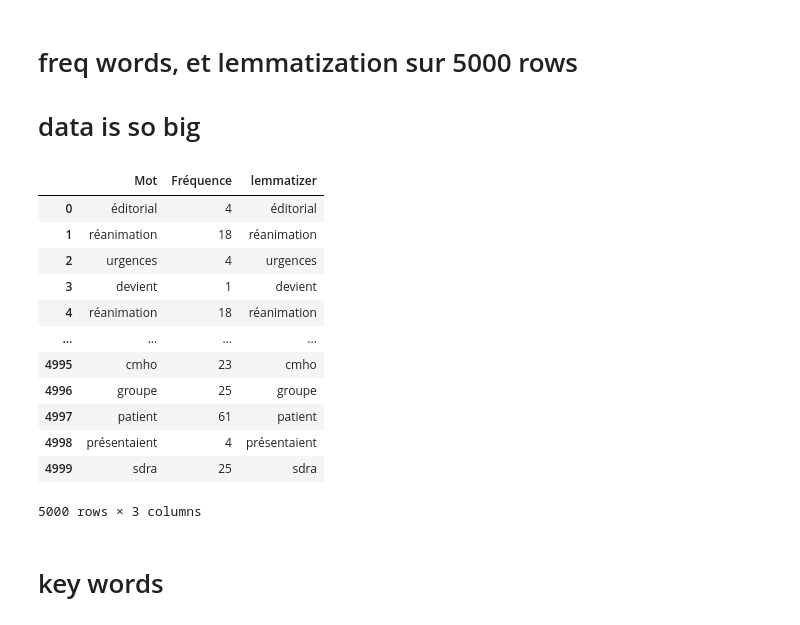
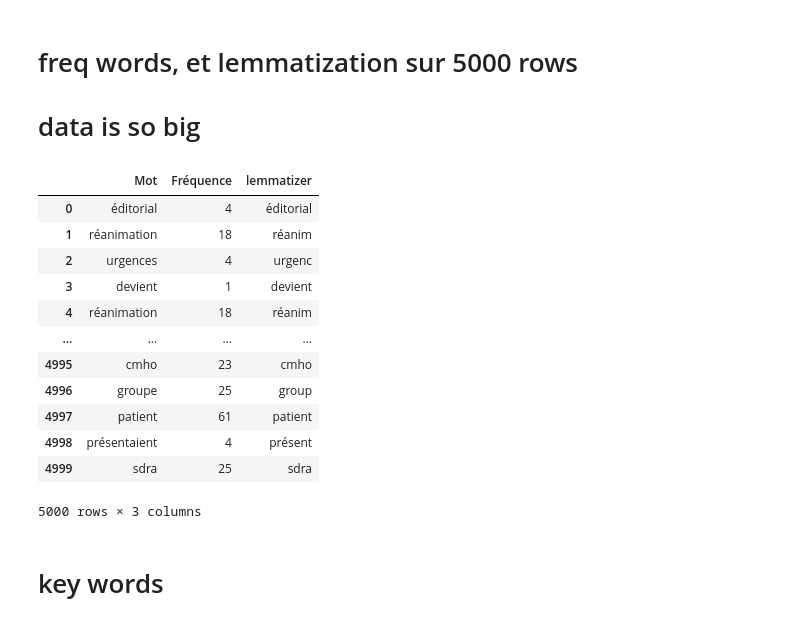
Before and after one commit to aminerhayem123/Keywordsextraction, a Jupyter notebook: PROJECT.ipynb, the cells around one changed output. Cells and saved outputs as stored; diff of their text form; code cells hidden in the pictures.

```diff
--- a/PROJECT.ipynb
+++ b/PROJECT.ipynb
@@ -37,7 +37,7 @@ files
 # %% [markdown]
 # open data and lower case it
 # %%
-df= pd.concat((pd.read_csv(file,names=['text'],encoding='latin-1',sep='\n') for file in files), ignore_index=True)
+df= pd.concat((pd.read_csv(file,names=['text'],encoding='latin-1',sep='delimiter',engine='python') for file in files), ignore_index=True)
 df['text']=df['text'].str.lower()
 df
 # %% [output]
@@ -57,14 +57,14 @@ df
 # %% [markdown]
 # clean data from caracteres spéciaux et nombres
 # %%
-df['text']=df['text'].str.replace(r"[\"\'\|\?\=\.\<\>\@\#\*\,\;\:\-\[\]\(\)\«\±\%\/\»\\]", '')
+df['text']=df['text'].str.replace(r"[\"\'\|\?\=\.\<\>\@\#\*\,\;\:\-\[\]\(\)\«\±\%\/\»\\]", '',regex=True)
 df['text']=df['text'].str.replace("\d+", '')
-df['text']=df['text'].str.replace("\x85", '')
-df['text']=df['text'].str.replace("\x96", '')
-df['text']=df['text'].str.replace("\xa0", '')
-df['text']=df['text'].str.replace("\x92", '')
-df['text']=df['text'].str.replace("\x95", '')
-df['text']=df['text'].str.replace("\x9c", '')
+df['text']=df['text'].str.replace("\x85", '',regex=True)
+df['text']=df['text'].str.replace("\x96", '',regex=True)
+df['text']=df['text'].str.replace("\xa0", '',regex=True)
+df['text']=df['text'].str.replace("\x92", '',regex=True)
+df['text']=df['text'].str.replace("\x95", '',regex=True)
+df['text']=df['text'].str.replace("\x9c", '',regex=True)
 df
 # %% [output]
 |  | text |
@@ -102,7 +102,7 @@ df_clean
 # %% [markdown]
 # Stop word est Lemmatizaion Task
 # %%
-stop_words = set(stopwords.words('french')+ stopwords.words('english')+['f'])
+stop_words = set(stopwords.words('french')+ stopwords.words('english'))
 lemmatizer = WordNetLemmatizer()
 def stop_wrds_lemma_convert(sentence):
     tokens = [w for w in sentence.split() if not w in stop_words] #stopwords removal
@@ -187,24 +187,25 @@ List_Mot
 # freq words, et lemmatization sur 5000 rows
 # data is so big
 # %%
+from nltk.stem.snowball import FrenchStemmer
+stemmer = FrenchStemmer() # i tryed this but works only for english words :''( so we should use snowball or spacy i used snow
 lst = List_Mot[0:5000]
-lemmatizer = WordNetLemmatizer()
 data = pd.DataFrame(columns=['Mot','Fréquence','lemmatizer'])
 for d in lst:
-    data.loc[len(data.index)] = [d, lst.count(d),lemmatizer.lemmatize(d)]
+    data.loc[len(data.index)] = [d, lst.count(d),stemmer.stem(d)]
 data
 # %% [output]
 |  | Mot | Fréquence | lemmatizer |
 | 0 | éditorial | 4 | éditorial |
-| 1 | réanimation | 18 | réanimation |
-| 2 | urgences | 4 | urgences |
+| 1 | réanimation | 18 | réanim |
+| 2 | urgences | 4 | urgenc |
 | 3 | devient | 1 | devient |
-| 4 | réanimation | 18 | réanimation |
+| 4 | réanimation | 18 | réanim |
 | ... | ... | ... | ... |
 | 4995 | cmho | 23 | cmho |
-| 4996 | groupe | 25 | groupe |
+| 4996 | groupe | 25 | group |
 | 4997 | patient | 61 | patient |
-| 4998 | présentaient | 4 | présentaient |
+| 4998 | présentaient | 4 | présent |
 | 4999 | sdra | 25 | sdra |
 5000 rows × 3 columns
 # %% [markdown]
```
Also changed, not shown: parts of 1 cell of this notebook.
